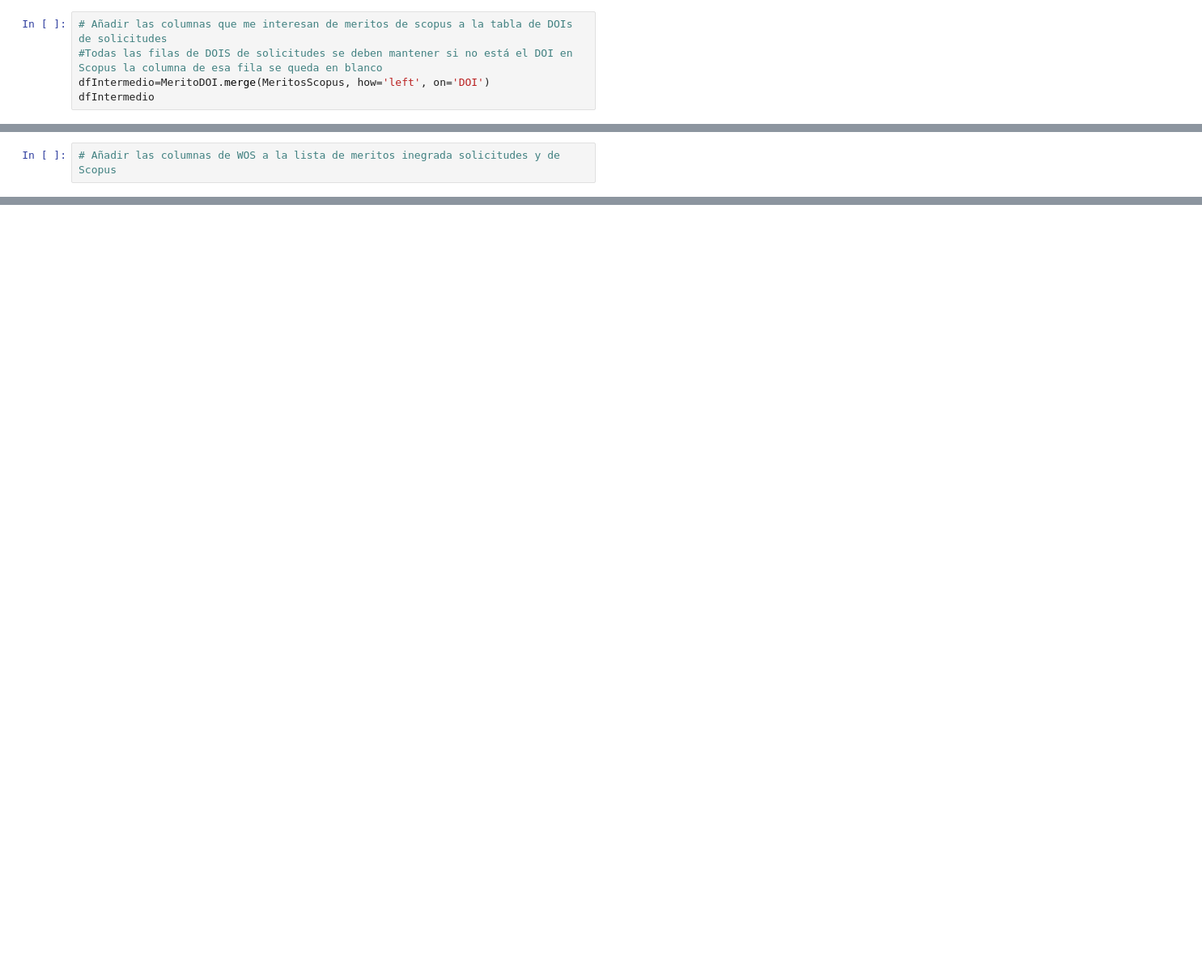
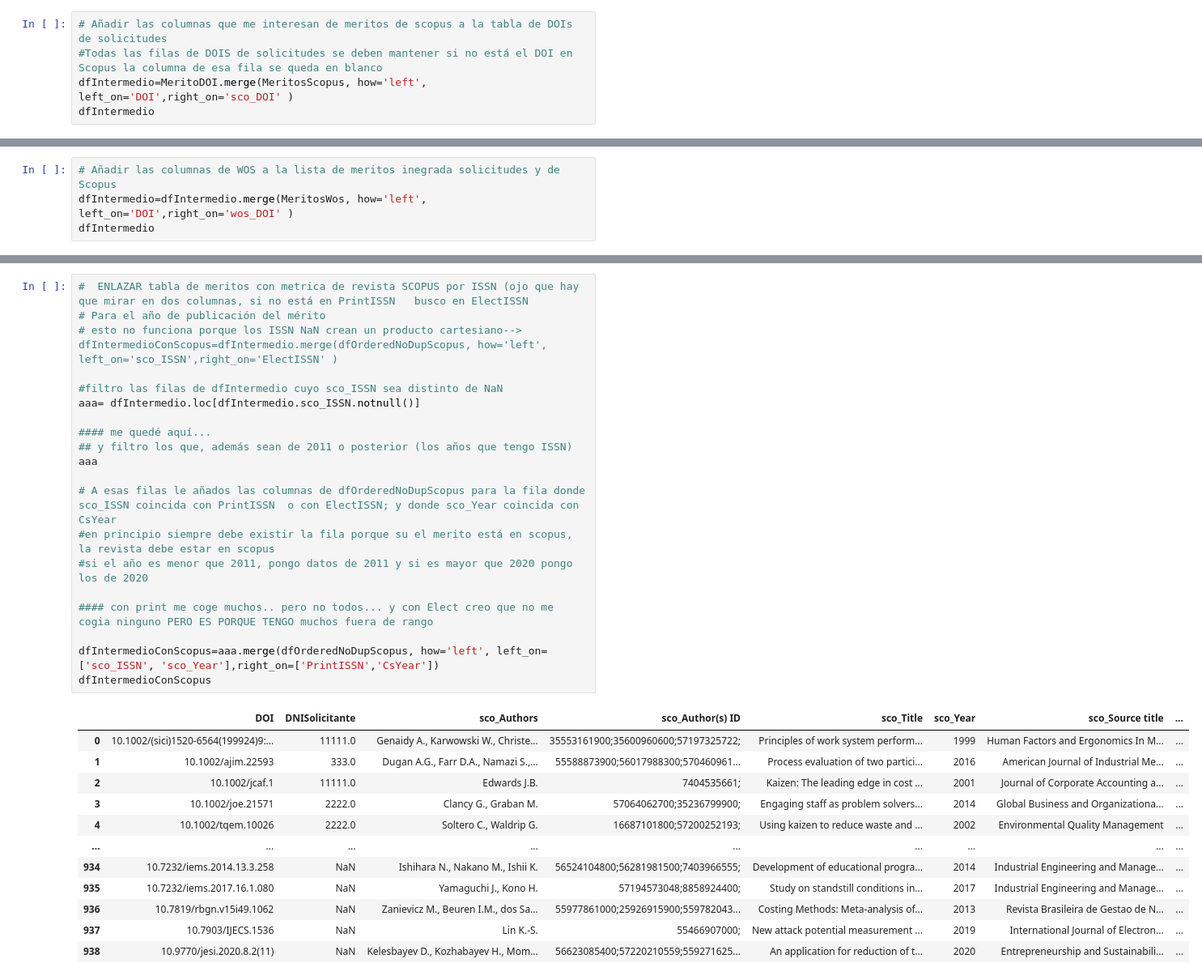
Before and after one commit to jamg-upv/Impacto-citas-articulo, a Jupyter notebook: impactoencitas.ipynb, the cells around one changed output, grey strips where cells are left out. Shown at 81% size. Saved outputs shown, nothing was run; the diff lists cells and outputs as text; blank space fills up the shorter version.

```diff
--- a/impactoencitas.ipynb
+++ b/impactoencitas.ipynb
@@ -597,6 +605,6 @@ MeritosWos.columns = 'wos_' + MeritosWos.columns
 # %%
 # Añadir las columnas que me interesan de meritos de scopus a la tabla de DOIs de solicitudes
 #Todas las filas de DOIS de solicitudes se deben mantener si no está el DOI en Scopus la columna de esa fila se queda en blanco
-dfIntermedio=MeritoDOI.merge(MeritosScopus, how='left', on='DOI')
+dfIntermedio=MeritoDOI.merge(MeritosScopus, how='left', left_on='DOI',right_on='sco_DOI' )
 dfIntermedio
 # %% [output]
@@ -616,2 +624,4 @@ dfIntermedio
 # %%
 # Añadir las columnas de WOS a la lista de meritos inegrada solicitudes y de Scopus
+dfIntermedio=dfIntermedio.merge(MeritosWos, how='left', left_on='DOI',right_on='wos_DOI' )
+dfIntermedio
@@ -621,0 +628,33 @@ dfIntermedio
+# %%
+#  ENLAZAR tabla de meritos con metrica de revista SCOPUS por ISSN (ojo que hay que mirar en dos columnas, si no está en PrintISSN	 busco en ElectISSN
+# Para el año de publicación del mérito
+# esto no funciona porque los ISSN NaN crean un producto cartesiano--> dfIntermedioConScopus=dfIntermedio.merge(dfOrderedNoDupScopus, how='left', left_on='sco_ISSN',right_on='ElectISSN' )
+
+#filtro las filas de dfIntermedio cuyo sco_ISSN sea distinto de NaN
+aaa= dfIntermedio.loc[dfIntermedio.sco_ISSN.notnull()]
+
+#### me quedé aquí...
+## y filtro los que, además sean de 2011 o posterior (los años que tengo ISSN)
+aaa
+
+# A esas filas le añados las columnas de dfOrderedNoDupScopus para la fila donde sco_ISSN coincida con PrintISSN	 o con ElectISSN; y donde sco_Year coincida con CsYear
+#en principio siempre debe existir la fila porque su el merito está en scopus, la revista debe estar en scopus
+#si el año es menor que 2011, pongo datos de 2011 y si es mayor que 2020 pongo los de 2020
+
+#### con print me coge muchos.. pero no todos... y con Elect creo que no me cogia ninguno PERO ES PORQUE TENGO muchos fuera de rango
+
+dfIntermedioConScopus=aaa.merge(dfOrderedNoDupScopus, how='left', left_on=['sco_ISSN', 'sco_Year'],right_on=['PrintISSN','CsYear'])
+dfIntermedioConScopus
+# %% [output]
+|  | DOI | DNISolicitante | sco_Authors | sco_Author(s) ID | sco_Title | sco_Year | sco_Source title | ... |
+| 0 | 10.1002/(sici)1520-6564(199924)9:... | 11111.0 | Genaidy A., Karwowski W., Christe... | 35553161900;35600960600;57197325722; | Principles of work system perform... | 1999 | Human Factors and Ergonomics In M... | ... |
+| 1 | 10.1002/ajim.22593 | 333.0 | Dugan A.G., Farr D.A., Namazi S.,... | 55588873900;56017988300;570460961... | Process evaluation of two partici... | 2016 | American Journal of Industrial Me... | ... |
+| 2 | 10.1002/jcaf.1 | 11111.0 | Edwards J.B. | 7404535661; | Kaizen: The leading edge in cost ... | 2001 | Journal of Corporate Accounting a... | ... |
+| 3 | 10.1002/joe.21571 | 2222.0 | Clancy G., Graban M. | 57064062700;35236799900; | Engaging staff as problem solvers... | 2014 | Global Business and Organizationa... | ... |
+| 4 | 10.1002/tqem.10026 | 2222.0 | Soltero C., Waldrip G. | 16687101800;57200252193; | Using kaizen to reduce waste and ... | 2002 | Environmental Quality Management | ... |
+| ... | ... | ... | ... | ... | ... | ... | ... | ... |
+| 934 | 10.7232/iems.2014.13.3.258 | NaN | Ishihara N., Nakano M., Ishii K. | 56524104800;56281981500;7403966555; | Development of educational progra... | 2014 | Industrial Engineering and Manage... | ... |
+| 935 | 10.7232/iems.2017.16.1.080 | NaN | Yamaguchi J., Kono H. | 57194573048;8858924400; | Study on standstill conditions in... | 2017 | Industrial Engineering and Manage... | ... |
+| 936 | 10.7819/rbgn.v15i49.1062 | NaN | Zanievicz M., Beuren I.M., dos Sa... | 55977861000;25926915900;559782043... | Costing Methods: Meta-analysis of... | 2013 | Revista Brasileira de Gestao de N... | ... |
+| 937 | 10.7903/IJECS.1536 | NaN | Lin K.-S. | 55466907000; | New attack potential measurement ... | 2019 | International Journal of Electron... | ... |
+| 938 | 10.9770/jesi.2020.8.2(11) | NaN | Kelesbayev D., Kozhabayev H., Mom... | 56623085400;57220210559;559271625... | An application for reduction of t... | 2020 | Entrepreneurship and Sustainabili... | ... |
```
Also changed, not shown: parts of 10 cells of this notebook.
